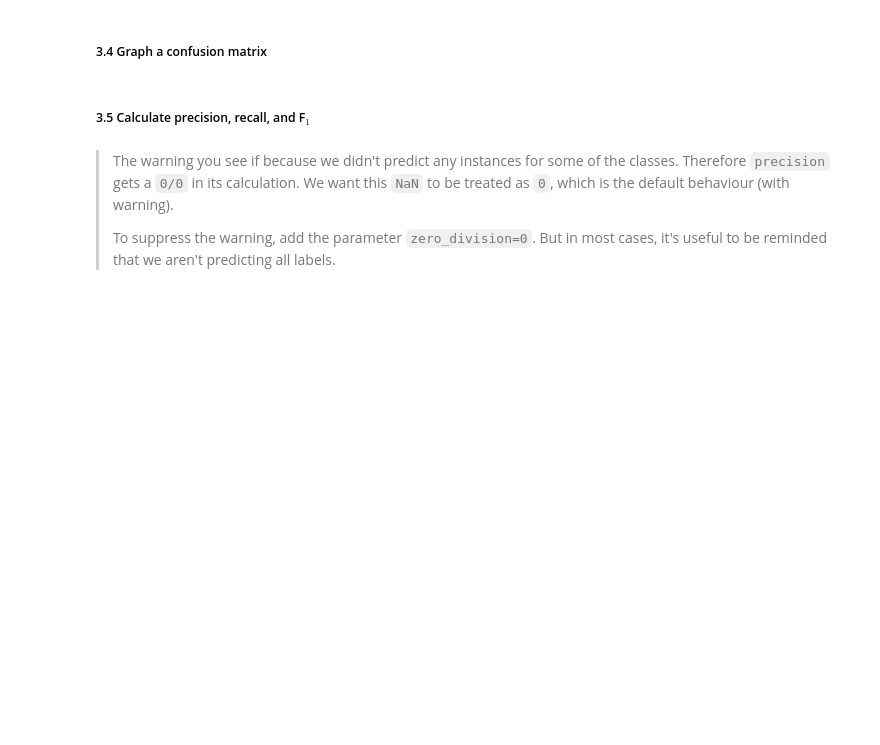
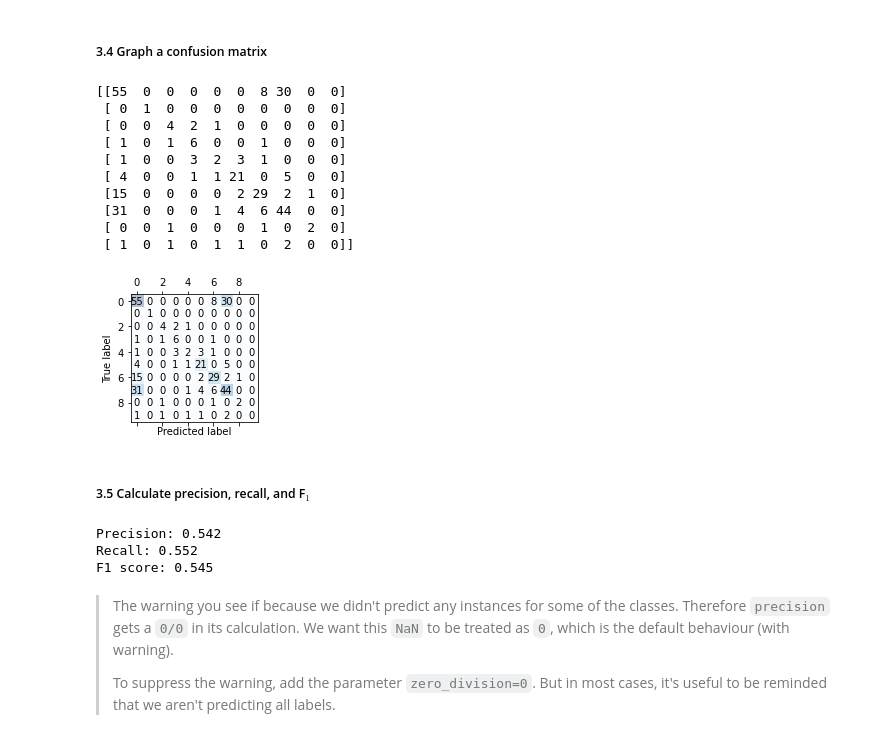
Before and after one commit to teemal/machine_learning_and_data_mining, a Jupyter notebook: Activity_09.ipynb, the cells around one changed output. Saved outputs shown, nothing was run; the diff lists cells and outputs as text; code cells hidden in the pictures; blank space fills up the shorter version.

```diff
--- a/Activity_09.ipynb
+++ b/Activity_09.ipynb
@@ -74,4 +101,5 @@ print('your code here')
 ##### 2.1 Split `X` and `y`
 # %%
 # split to X and y
-print('your code here')
+X, y = df.iloc[:, :-1].values, df.iloc[:, -1].values
+print(X.shape, y.shape)
@@ -87,3 +114,7 @@ print('your code here')
+# %%
+# partition to train and test sets
+X_train, X_test, y_train, y_test = train_test_split(
+    X, y, test_size=0.2, random_state=1, stratify=y)
 # %% [markdown]
 ##### 2.3 Print the shapes of your four sets
 # %%
@@ -101,16 +134,18 @@ Complete the function to:
 # %%
 def train_and_test(X_train, X_test, y_train, y_test, k=5):
   # (1) build k-NN model
-  print('your code here')
+  knn = KNeighborsClassifier(n_neighbors=k,
+                           p=2,
+                           metric='minkowski')
 
   # (2) train the model
-  print('your code here')
+  knn.fit(X_train, y_train)
 
   # (3) test the model
-  print('your code here')
+  y_pred = knn.predict(X_test)
 
   # (4) calculate score
-  print('your code here')
+  score = accuracy_score(y_test, y_pred)
 
   # (5) return score and y_pred
   return score, y_pred
@@ -125,4 +160,5 @@ def train_and_test(X_train, X_test, y_train, y_test, k=5):
 * save score as `score`
 # %%
 # call your train_and_test function
-print('your code here')
+score, y_pred = train_and_test(X_train, X_test, y_train, y_test, k=11)
+print(score, y_pred)
@@ -144,2 +210,30 @@ print('your code here')
+# %%
+# graph a confusion matrix
+confmat = confusion_matrix(y_true=y_test, y_pred=y_pred)
+print(confmat)
+# graph a confusion matrix
+fig, ax = plt.subplots(figsize=(2.5, 2.5))
+ax.matshow(confmat, cmap=plt.cm.Blues, alpha=0.3)
+for i in range(confmat.shape[0]):
+    for j in range(confmat.shape[1]):
+        ax.text(x=j, y=i, s=confmat[i, j], va='center', ha='center')
+
+plt.xlabel('Predicted label')
+plt.ylabel('True label')
+
+plt.tight_layout()
+plt.show()
+# %% [output]
+[[55  0  0  0  0  0  8 30  0  0]
+ [ 0  1  0  0  0  0  0  0  0  0]
+ [ 0  0  4  2  1  0  0  0  0  0]
+ [ 1  0  1  6  0  0  1  0  0  0]
+ [ 1  0  0  3  2  3  1  0  0  0]
+ [ 4  0  0  1  1 21  0  5  0  0]
+ [15  0  0  0  0  2 29  2  1  0]
+ [31  0  0  0  1  4  6 44  0  0]
+ [ 0  0  1  0  0  0  1  0  2  0]
+ [ 1  0  1  0  1  1  0  2  0  0]]
+[figure, added]
 # %% [markdown]
 ##### 3.5 Calculate precision, recall, and F$_1$
@@ -149,3 +240,19 @@ print('your code here')
+# %%
+# precision, recall, and F1
+# precision tp / (tp + fp)
+y_true = y_test
+precision = precision_score(y_true, y_pred, average='weighted', zero_division=0)
+print('Precision: %.3f' % precision)
+# recall: tp / (tp + fn)
+recall = recall_score(y_true, y_pred, average='weighted', zero_division=0)
+print('Recall: %.3f' % recall)
+# f1: 2 tp / (2 tp + fp + fn)
+f1 = f1_score(y_true, y_pred, average='weighted', zero_division=0)
+print('F1 score: %.3f' % f1)
+# %% [output]
+Precision: 0.542
+Recall: 0.552
+F1 score: 0.545
 # %% [markdown]
 > The warning you see if because we didn't predict any instances for some of the classes.  Therefore `precision` gets a `0/0` in its calculation.  We want this `NaN` to be treated as `0`, which is the default behaviour (with warning).
 >
```
Also changed, not shown: parts of 21 cells of this notebook.
